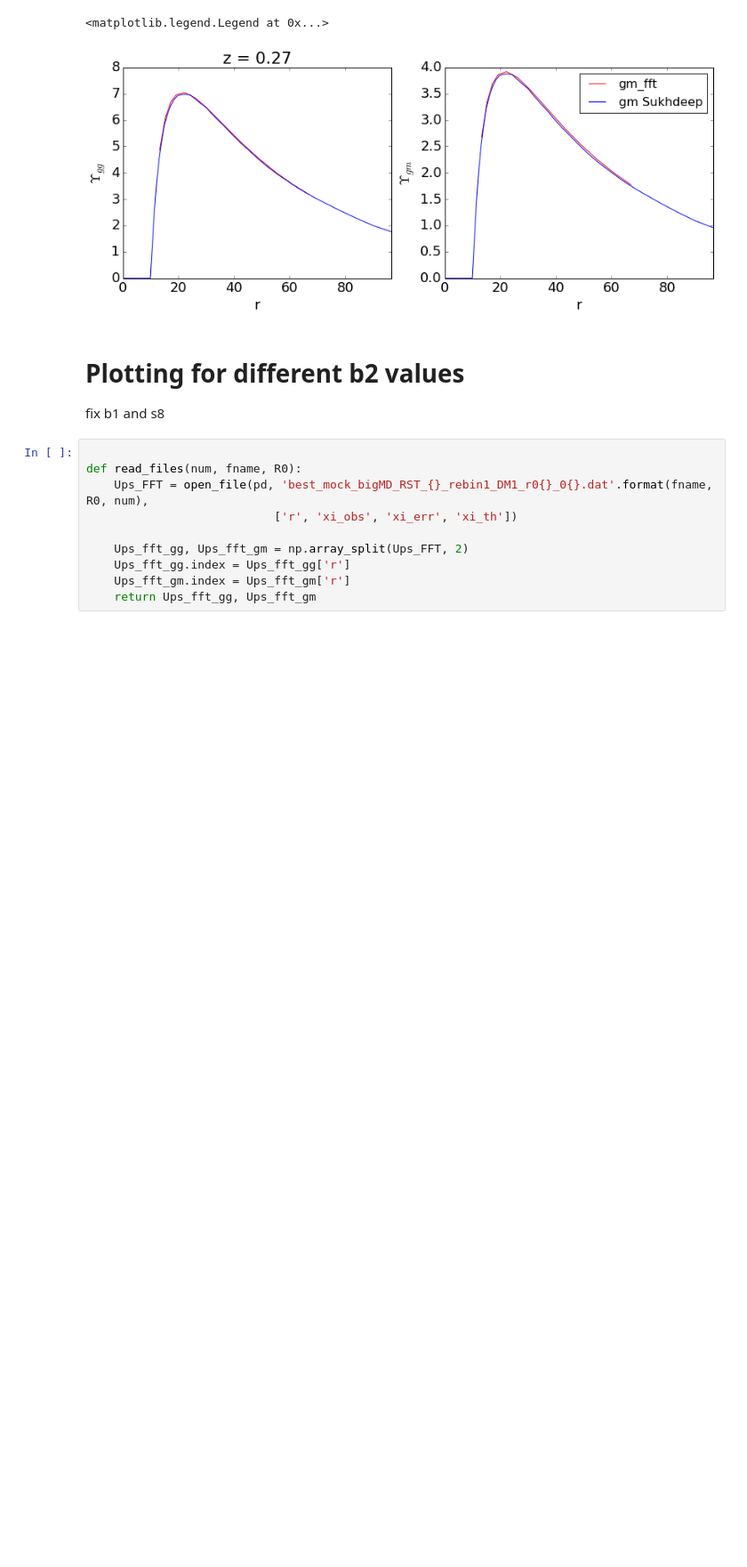
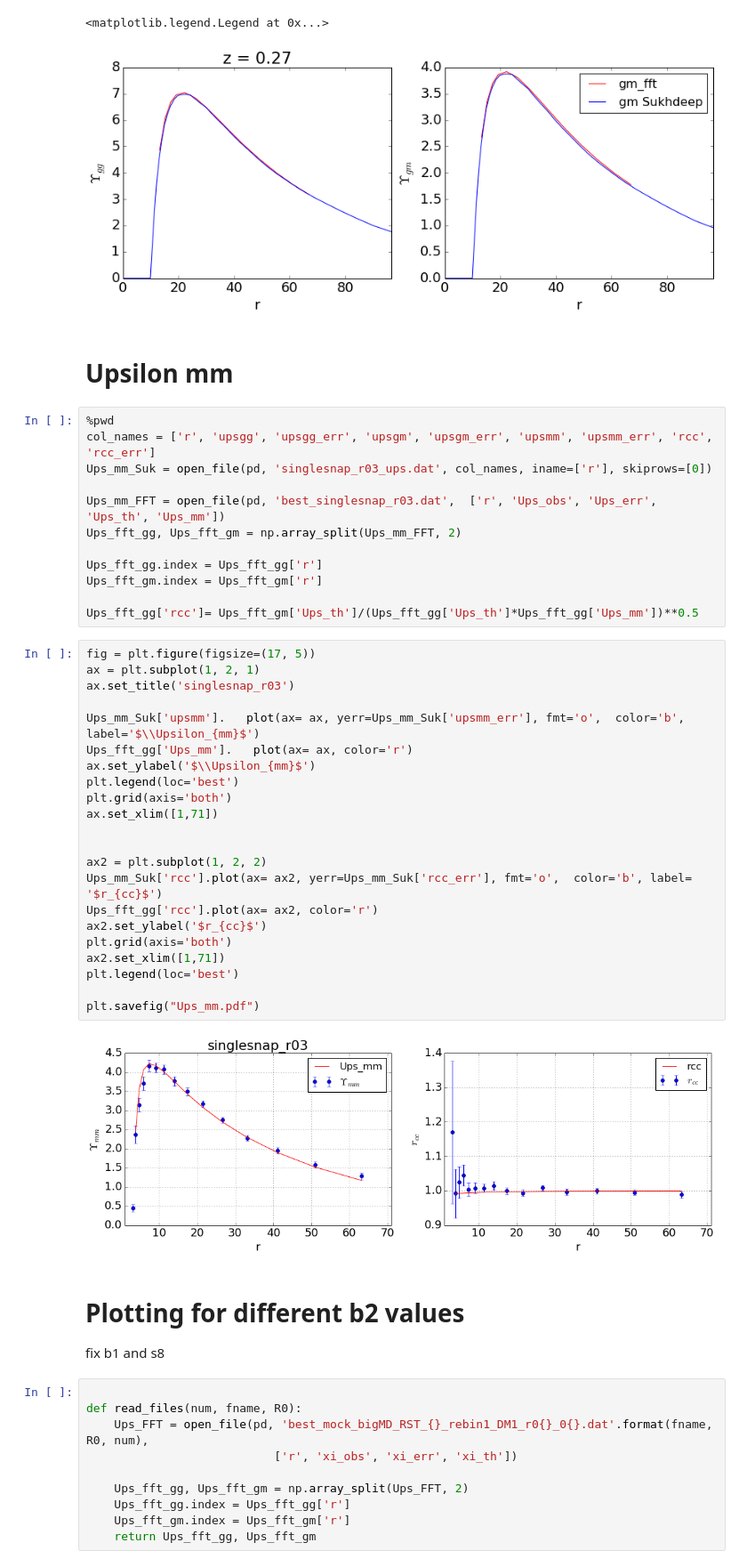
Before and after one commit to ja-vazquez/Upsilon, a Jupyter notebook: Upsilon_plots.ipynb, the cells around one changed output. Shown at 89% size. Drawn from its saved outputs; the diff is of its cells as text; blank space fills up the shorter version.

Commit message:
added Upsilon mm and rcc variables

```diff
--- a/Upsilon_plots.ipynb
+++ b/Upsilon_plots.ipynb
@@ -195,6 +195,44 @@ plt.legend(loc ='best')
 # %% [output]
 <matplotlib.legend.Legend at 0x...>
 [figure]
+# %% [markdown]
+# Upsilon mm
+# %%
+%pwd
+col_names = ['r', 'upsgg', 'upsgg_err', 'upsgm', 'upsgm_err', 'upsmm', 'upsmm_err', 'rcc', 'rcc_err']
+Ups_mm_Suk = open_file(pd, 'singlesnap_r03_ups.dat', col_names, iname=['r'], skiprows=[0])
+
+Ups_mm_FFT = open_file(pd, 'best_singlesnap_r03.dat',  ['r', 'Ups_obs', 'Ups_err', 'Ups_th', 'Ups_mm'])
+Ups_fft_gg, Ups_fft_gm = np.array_split(Ups_mm_FFT, 2)
+
+Ups_fft_gg.index = Ups_fft_gg['r']
+Ups_fft_gm.index = Ups_fft_gm['r']
+
+Ups_fft_gg['rcc']= Ups_fft_gm['Ups_th']/(Ups_fft_gg['Ups_th']*Ups_fft_gg['Ups_mm'])**0.5
+# %%
+fig = plt.figure(figsize=(17, 5))
+ax = plt.subplot(1, 2, 1)
+ax.set_title('singlesnap_r03')
+
+Ups_mm_Suk['upsmm'].   plot(ax= ax, yerr=Ups_mm_Suk['upsmm_err'], fmt='o',  color='b', label='$\\Upsilon_{mm}$')
+Ups_fft_gg['Ups_mm'].   plot(ax= ax, color='r')
+ax.set_ylabel('$\\Upsilon_{mm}$')
+plt.legend(loc='best')
+plt.grid(axis='both')
+ax.set_xlim([1,71])
+
+
+ax2 = plt.subplot(1, 2, 2)
+Ups_mm_Suk['rcc'].plot(ax= ax2, yerr=Ups_mm_Suk['rcc_err'], fmt='o',  color='b', label= '$r_{cc}$')
+Ups_fft_gg['rcc'].plot(ax= ax2, color='r')
+ax2.set_ylabel('$r_{cc}$')
+plt.grid(axis='both')
+ax2.set_xlim([1,71])
+plt.legend(loc='best')
+
+plt.savefig("Ups_mm.pdf")
+# %% [output]
+[figure, added]
 # %% [markdown]
 # Plotting for different b2 values
 fix b1 and s8
```
Also changed, not shown: parts of 2 cells of this notebook.
